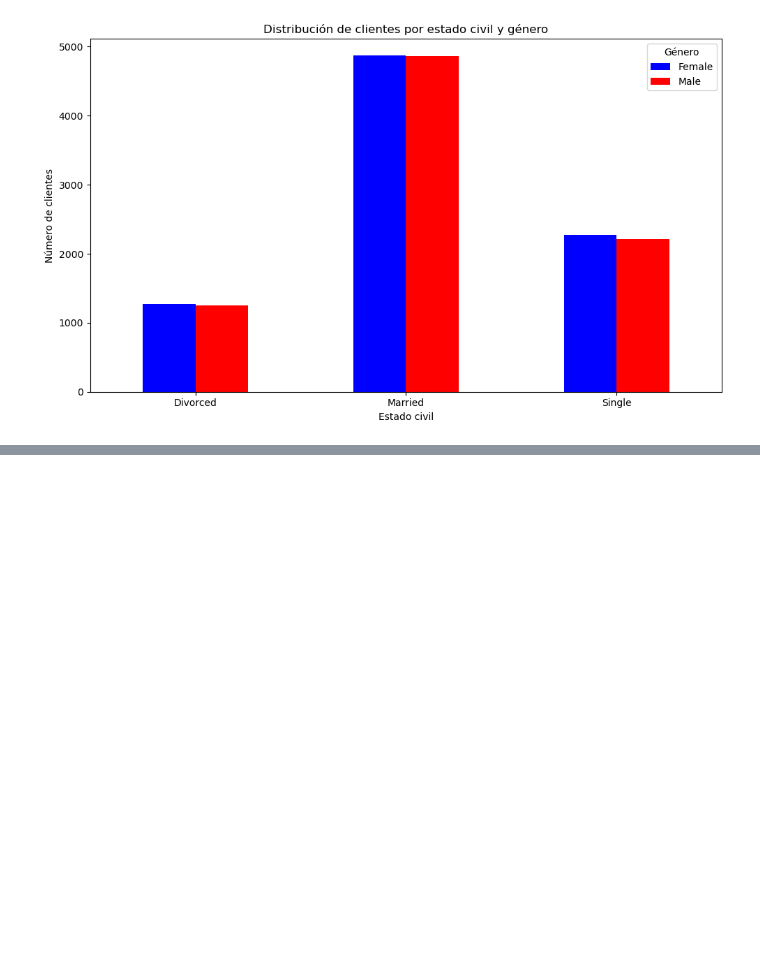
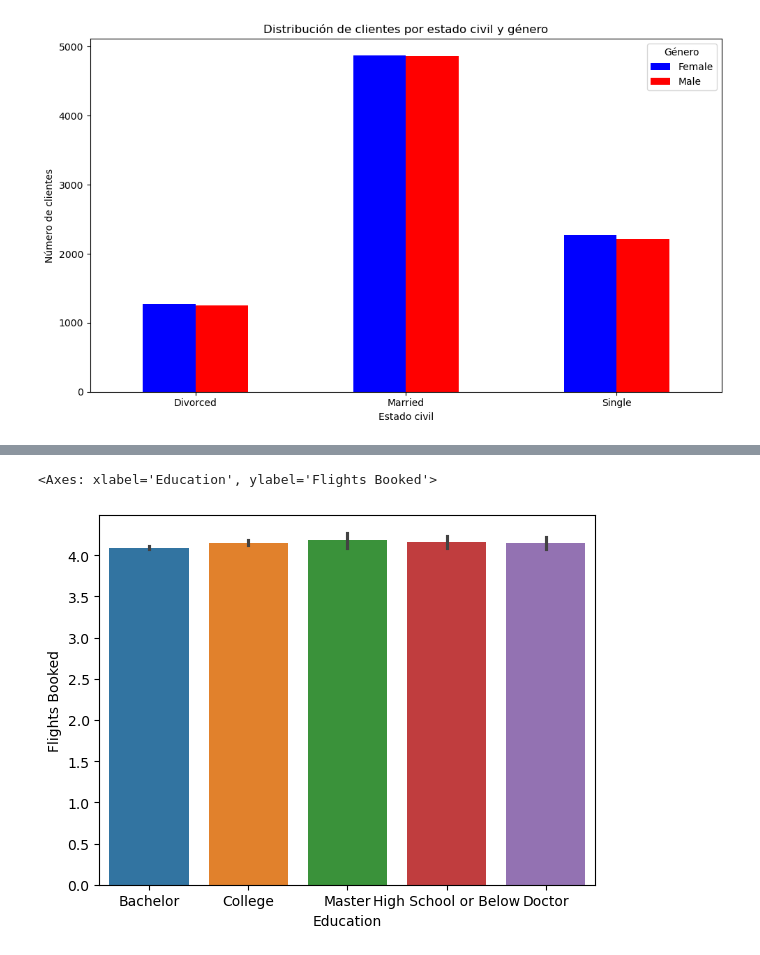
Before and after one commit to Adalab/bda-modulo-3-evaluacion-final-Martitaa, a Jupyter notebook: evaluacion_final.ipynb, the cells around one changed output, grey strips where cells are left out. Cells and saved outputs as stored; diff of their text form; code cells hidden in the pictures; blank space fills up the shorter version.

```diff
--- a/evaluacion_final.ipynb
+++ b/evaluacion_final.ipynb
@@ -457,0 +475,2 @@ plt.show()
+# %%
+df_filtrado = df_unido[["Flights Booked", "Education"]]
@@ -457,0 +494,6 @@ plt.show()
+# %%
+# Estadísticas descriptivas
+sns.barplot(data=df_filtrado, x='Education', y='Flights Booked', hue='Education')
+# %% [output]
+<Axes: xlabel='Education', ylabel='Flights Booked'>
+[figure, added]
```
Also changed, not shown: parts of 6 cells of this notebook.
